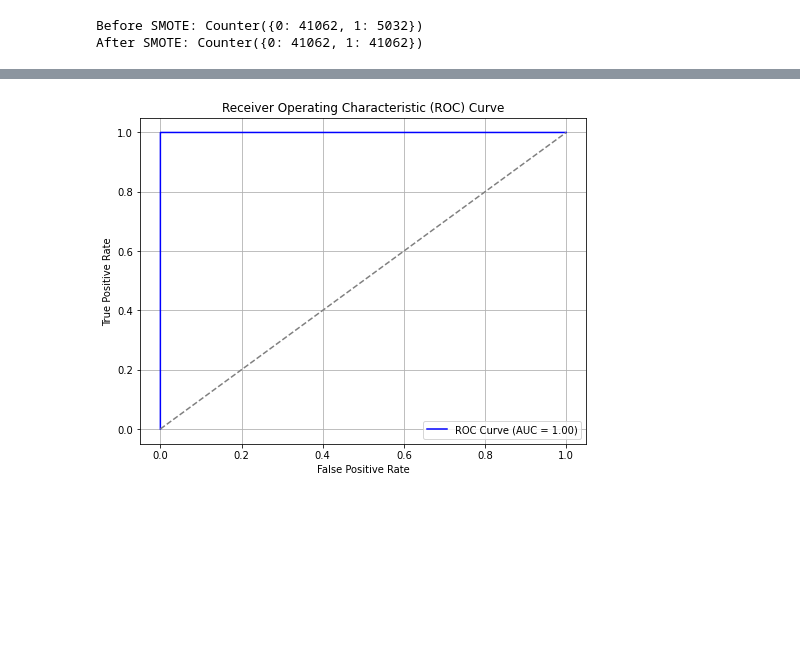
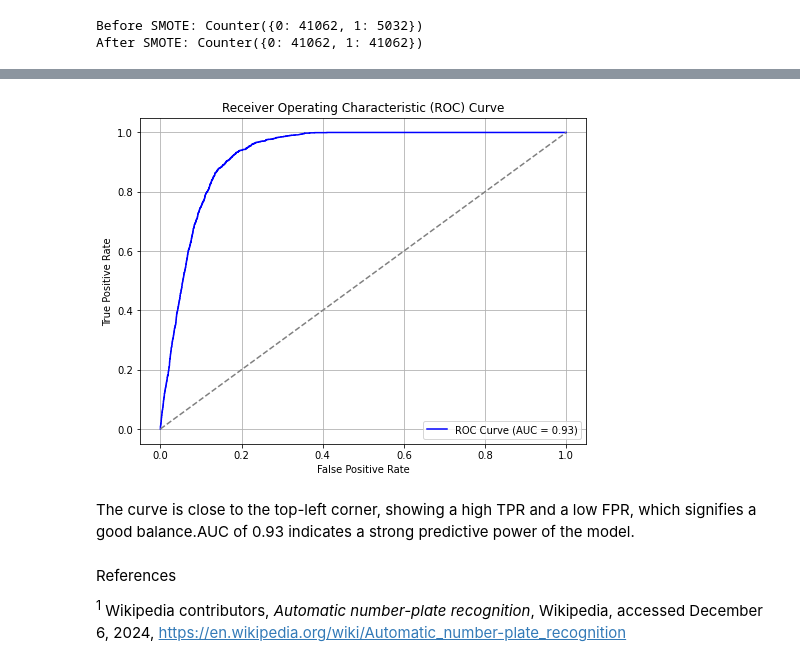
Before and after one commit to bEEkEEper254/terry_stop_project, a Jupyter notebook: Exploratory Data Analysis.ipynb, the cells around one changed output, grey strips where cells are left out. Cells and saved outputs as stored; diff of their text form; code cells hidden in the pictures; blank space fills up the shorter version.

Commit message:
added randomforest

```diff
--- a/Exploratory Data Analysis.ipynb
+++ b/Exploratory Data Analysis.ipynb
@@ -512,4 +502,5 @@ print(vif)
 18               Time   1.006695
 # %%
 #dropping the initial call type
-mdata = mdata.drop(columns=["Initial Call Type","Beat"], axis=1)
+mdata = mdata.drop(columns=["Initial Call Type","Beat","Stop Resolution","Frisk Flag"], axis=1)
+mdata.info()
@@ -744,0 +856,8 @@ array([[13636,     1],
+# %%
+from sklearn.ensemble import RandomForestClassifier
+#creating an instance
+random=RandomForestClassifier(max_depth =20,min_samples_leaf=1,min_samples_split=2)
+rand_model=random.fit(X_resampled,y_resampled)
+y_hat = rand_model.predict(X_test)
+conf_matrix = confusion_matrix(y_test, y_hat)
+print(conf_matrix)
@@ -745,21 +879,27 @@ array([[13636,     1],
 # %%
-y_pred_proba = tuned_model.predict_proba(X_test)[:, 1]  # Probabilities for class 1
+y_pred_proba = rand_model.predict_proba(X_test)[:, 1]  # Probabilities for class 1
 
 # Compute the ROC curve
 fpr, tpr, thresholds = roc_curve(y_test, y_pred_proba)
 
 # Compute the Area Under the Curve (AUC)
 roc_auc = auc(fpr, tpr)
 
 # Plot the ROC curve
 plt.figure(figsize=(8, 6))
 plt.plot(fpr, tpr, color='blue', label=f'ROC Curve (AUC = {roc_auc:.2f})')
 plt.plot([0, 1], [0, 1], color='gray', linestyle='--')  # Diagonal line
 plt.title('Receiver Operating Characteristic (ROC) Curve')
 plt.xlabel('False Positive Rate')
 plt.ylabel('True Positive Rate')
 plt.legend(loc='lower right')
 plt.grid()
 plt.show()
 # %% [output]
-[figure, old version]
+[figure, new version]
+# %% [markdown]
+The curve is close to the top-left corner, showing a high TPR and a low FPR, which signifies a good balance.AUC  of 0.93 indicates a strong predictive power of the model.
+# %% [markdown]
+References
+
+<sup>1</sup> Wikipedia contributors, *Automatic number-plate recognition*, Wikipedia, accessed December 6, 2024, <a href="https://en.wikipedia.org/wiki/Automatic_number-plate_recognition">https://en.wikipedia.org/wiki/Automatic_number-plate_recognition
```
Also changed, not shown: parts of 81 cells of this notebook.
